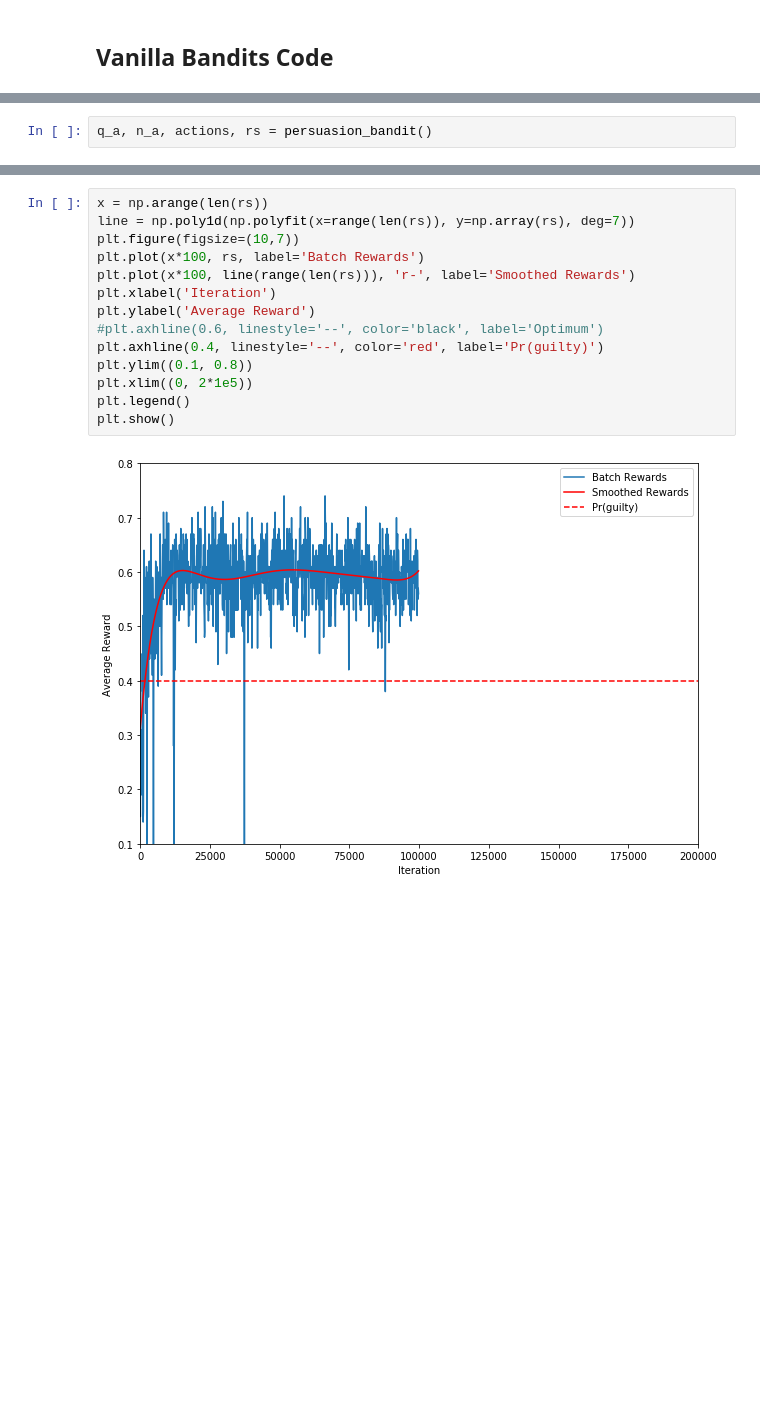
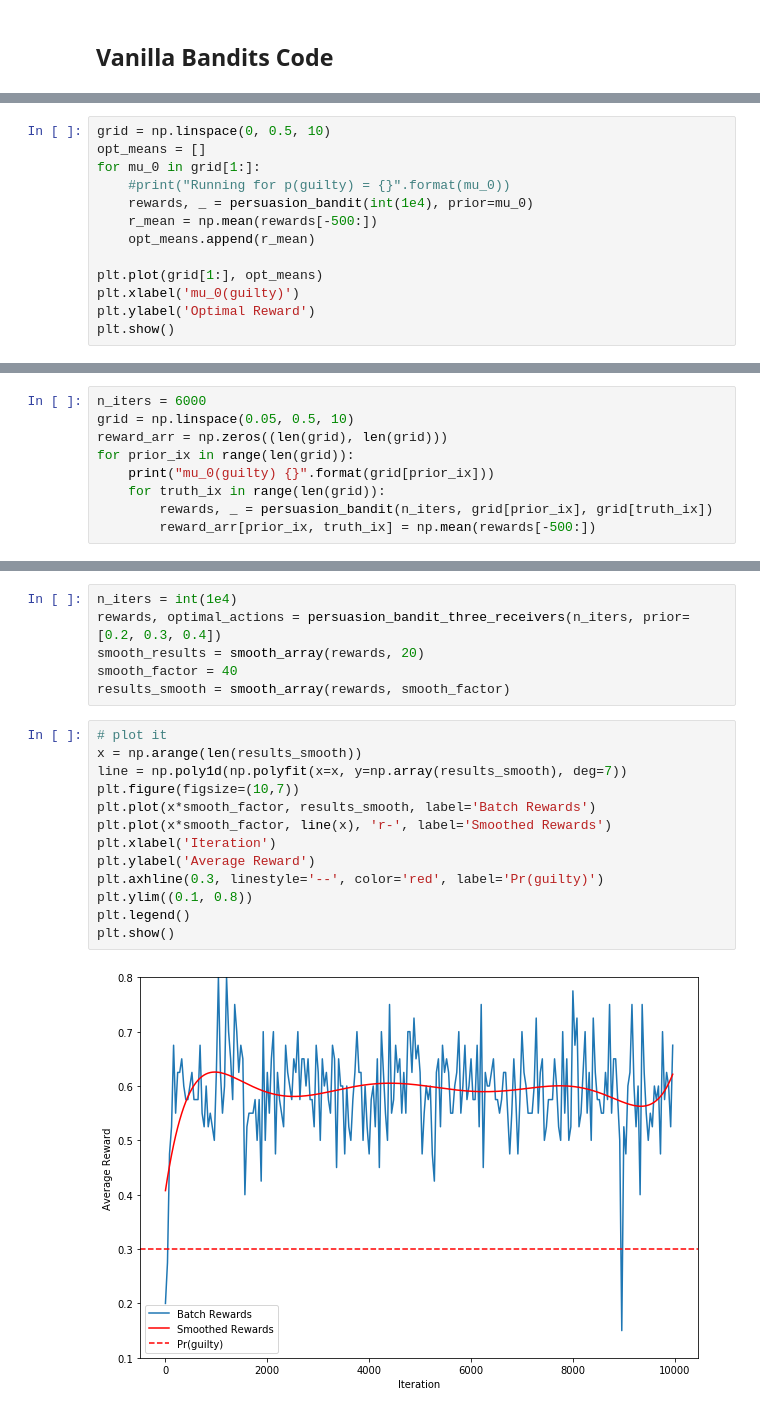
Before and after one commit to cwalker4/persuasion_bandits, a Jupyter notebook: scripts/bandits_persuasion.ipynb, the cells around one changed output, grey strips where cells are left out. Drawn from its saved outputs; the diff is of its cells as text; blank space fills up the shorter version.

```diff
--- a/scripts/bandits_persuasion.ipynb
+++ b/scripts/bandits_persuasion.ipynb
@@ -166,2 +192,0 @@ def persuasion_bandit(prior=0.3, p_guilty=0.3):
-# %%
-q_a, n_a, actions, rs = persuasion_bandit()
@@ -167,0 +218,13 @@ q_a, n_a, actions, rs = persuasion_bandit()
+# %%
+grid = np.linspace(0, 0.5, 10)
+opt_means = []
+for mu_0 in grid[1:]:
+    #print("Running for p(guilty) = {}".format(mu_0))
+    rewards, _ = persuasion_bandit(int(1e4), prior=mu_0)
+    r_mean = np.mean(rewards[-500:])
+    opt_means.append(r_mean)
+
+plt.plot(grid[1:], opt_means)
+plt.xlabel('mu_0(guilty)')
+plt.ylabel('Optimal Reward')
+plt.show()
@@ -167,0 +237,9 @@ q_a, n_a, actions, rs = persuasion_bandit()
+# %%
+n_iters = 6000
+grid = np.linspace(0.05, 0.5, 10)
+reward_arr = np.zeros((len(grid), len(grid)))
+for prior_ix in range(len(grid)):
+    print("mu_0(guilty) {}".format(grid[prior_ix]))
+    for truth_ix in range(len(grid)):
+        rewards, _ = persuasion_bandit(n_iters, grid[prior_ix], grid[truth_ix])
+        reward_arr[prior_ix, truth_ix] = np.mean(rewards[-500:])
@@ -168,16 +372,21 @@ q_a, n_a, actions, rs = persuasion_bandit()
+# %%
+n_iters = int(1e4)
+rewards, optimal_actions = persuasion_bandit_three_receivers(n_iters, prior=[0.2, 0.3, 0.4])
+smooth_results = smooth_array(rewards, 20)
+smooth_factor = 40
+results_smooth = smooth_array(rewards, smooth_factor)
 # %%
-x = np.arange(len(rs))
-line = np.poly1d(np.polyfit(x=range(len(rs)), y=np.array(rs), deg=7))
+# plot it
+x = np.arange(len(results_smooth))
+line = np.poly1d(np.polyfit(x=x, y=np.array(results_smooth), deg=7))
 plt.figure(figsize=(10,7))
-plt.plot(x*100, rs, label='Batch Rewards')
-plt.plot(x*100, line(range(len(rs))), 'r-', label='Smoothed Rewards')
+plt.plot(x*smooth_factor, results_smooth, label='Batch Rewards')
+plt.plot(x*smooth_factor, line(x), 'r-', label='Smoothed Rewards')
 plt.xlabel('Iteration')
 plt.ylabel('Average Reward')
-#plt.axhline(0.6, linestyle='--', color='black', label='Optimum')
-plt.axhline(0.4, linestyle='--', color='red', label='Pr(guilty)')
+plt.axhline(0.3, linestyle='--', color='red', label='Pr(guilty)')
 plt.ylim((0.1, 0.8))
-plt.xlim((0, 2*1e5))
 plt.legend()
 plt.show()
 # %% [output]
-[figure, old version]
+[figure, new version]
```
Also changed, not shown: parts of 26 cells of this notebook.
